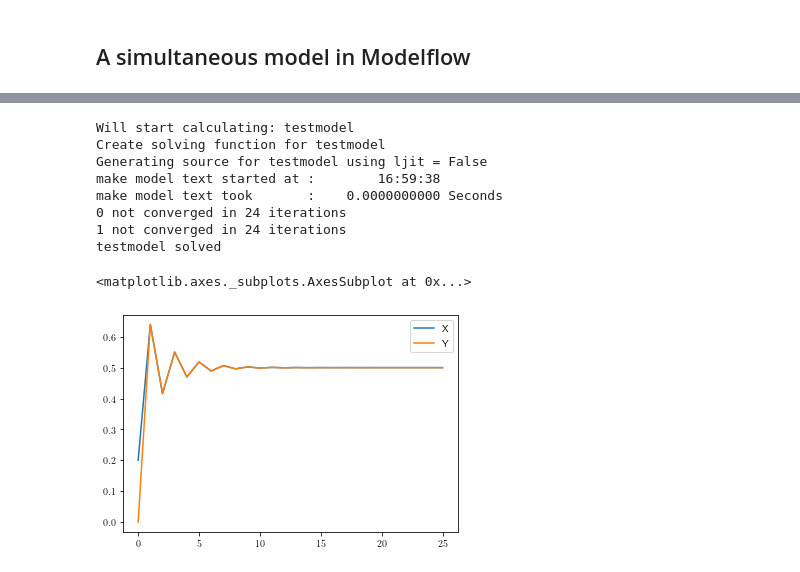
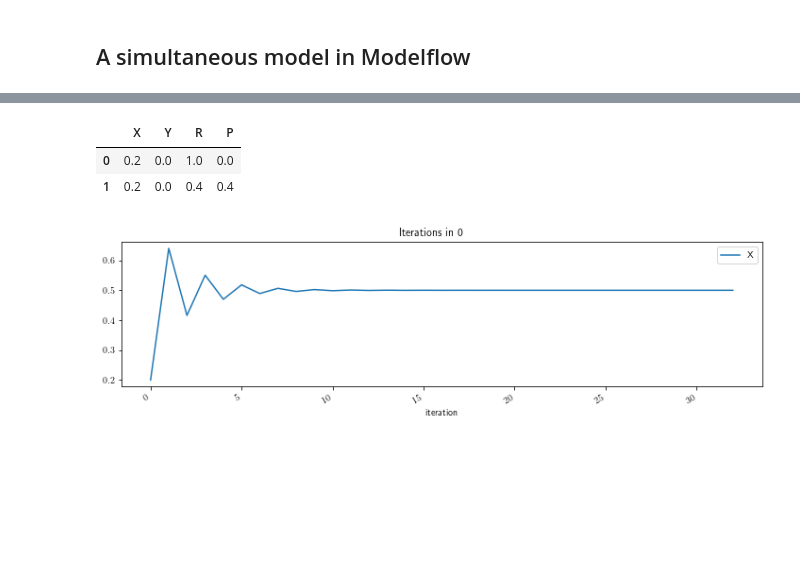
Before and after one commit to IbHansen/Modelflow2, a Jupyter notebook: modelflow/doc/modelflow-gauss.ipynb, the cells around one changed output, grey strips where cells are left out. Cells and saved outputs as stored; diff of their text form; code cells hidden in the pictures; blank space fills up the shorter version.

```diff
--- a/modelflow/doc/modelflow-gauss.ipynb
+++ b/modelflow/doc/modelflow-gauss.ipynb
@@ -117,17 +111,7 @@ mx.drawmodel()
 # %%
 df = pd.DataFrame({'X' : [0.2,0.2] , 'Y' :[0.,0.] , 'R':[1.,0.4] , 'P':[0.,0.4]})
 df
-
-gauss = mx(df,antal=25,dumpvar=['X','Y'],ldumpvar=True,alfa=0.8)
-mx.dumpdf.query('per == 0')[['X','Y']].plot()
 # %% [output]
-Will start calculating: testmodel
-Create solving function for testmodel
-Generating source for testmodel using ljit = False
-make model text started at :        16:59:38
-make model text took       :    0.0000000000 Seconds
-0 not converged in 24 iterations
-1 not converged in 24 iterations
-testmodel solved
-<matplotlib.axes._subplots.AxesSubplot at 0x...>
-[figure, removed]
+|  | X | Y | R | P |
+| 0 | 0.2 | 0.0 | 1.0 | 0.0 |
+| 1 | 0.2 | 0.0 | 0.4 | 0.4 |
@@ -134,3 +120,7 @@ testmodel solved
+# %%
+mx.show_iterations('X',per=0);
+# %% [output]
+[figure, added]
 # %%
 gauss
 # %% [output]
```
Also changed, not shown: parts of 7 cells of this notebook, 7 other files.
